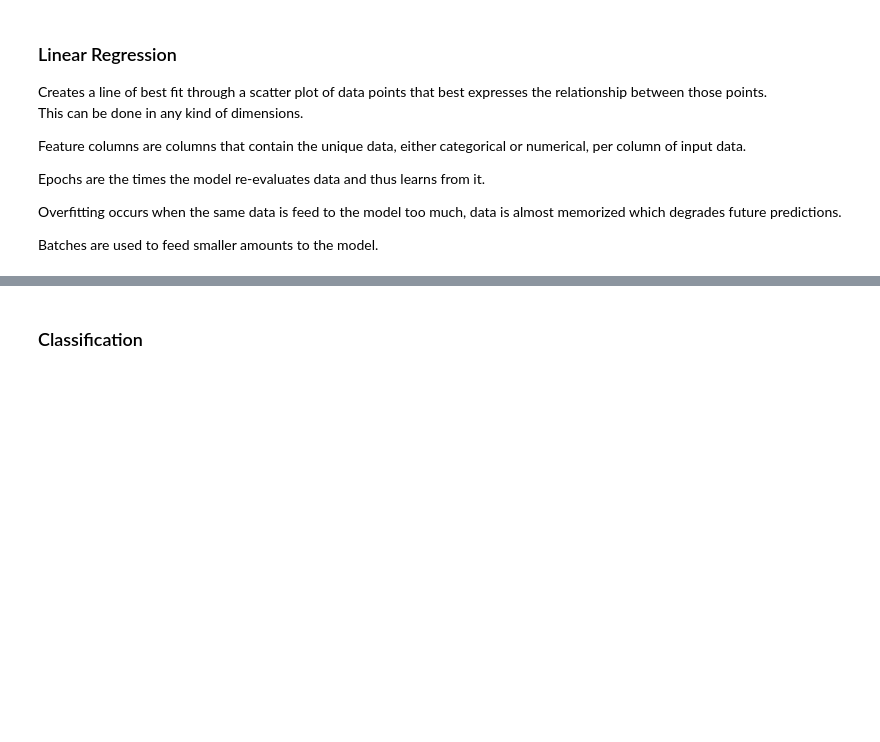
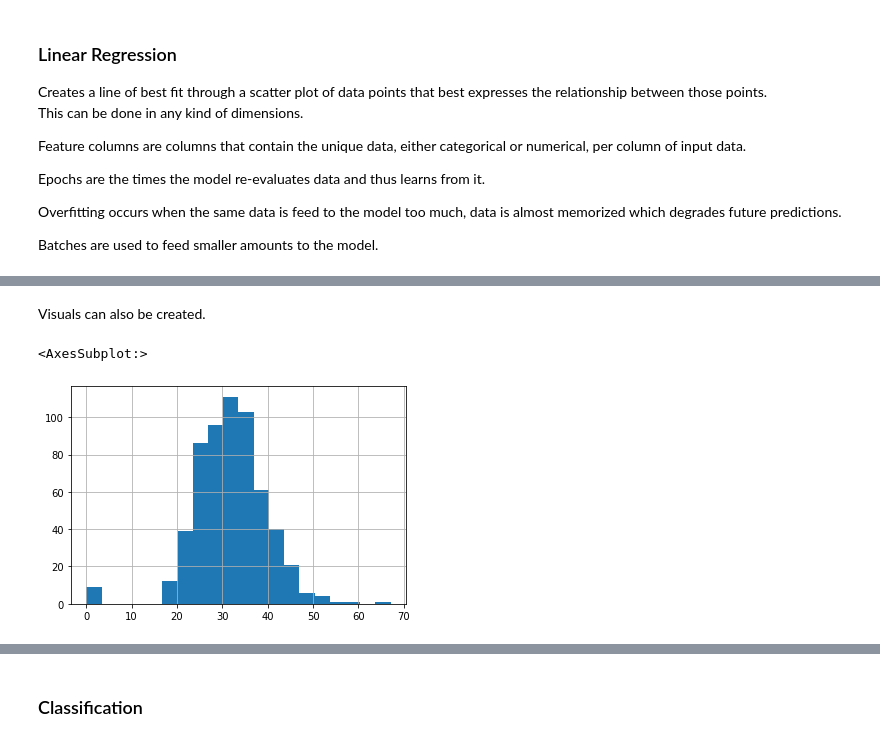
Before and after one commit to MauriceJohannssen/MachineLearning, a Jupyter notebook: TensorFlow.ipynb, the cells around one changed output, grey strips where cells are left out. Drawn from its saved outputs; the diff is of its cells as text; code cells hidden in the pictures; blank space fills up the shorter version.

```diff
--- a/TensorFlow.ipynb
+++ b/TensorFlow.ipynb
@@ -69,0 +86,19 @@ Batches are used to feed smaller amounts to the model.
+# %%
+#Load data
+dfTrain = pd.read_csv('CSV_Data/diabetes_train.csv')
+dfTrain.pop('SkinThickness')
+dfTrain.pop('Insulin')
+dfEvaluate = pd.read_csv('CSV_Data/diabetes_eval.csv')
+dfEvaluate.pop('SkinThickness')
+dfEvaluate.pop('Insulin')
+y_train = dfTrain.pop('Outcome')
+y_evaluate = dfEvaluate.pop('Outcome')
+
+#Just list
+#y_train.head()
+dfTrain.head()
+
+#Statistical
+#dfTrain.describe()
+
+#dfTrain.shape
@@ -69,0 +112,7 @@ Batches are used to feed smaller amounts to the model.
+# %% [markdown]
+Visuals can also be created.
+# %%
+dfTrain.BMI.hist(bins=20)
+# %% [output]
+<AxesSubplot:>
+[figure, added]
```
Also changed, not shown: parts of 13 cells of this notebook, 2 other files.
